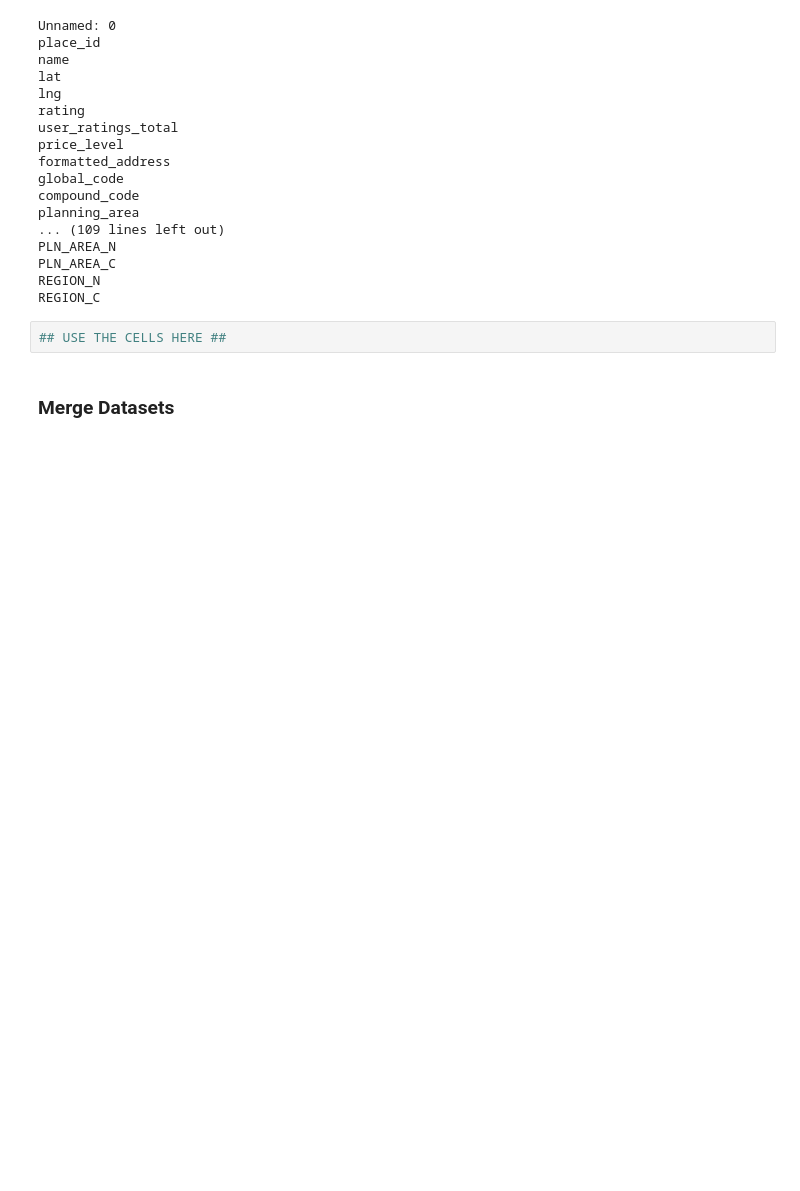
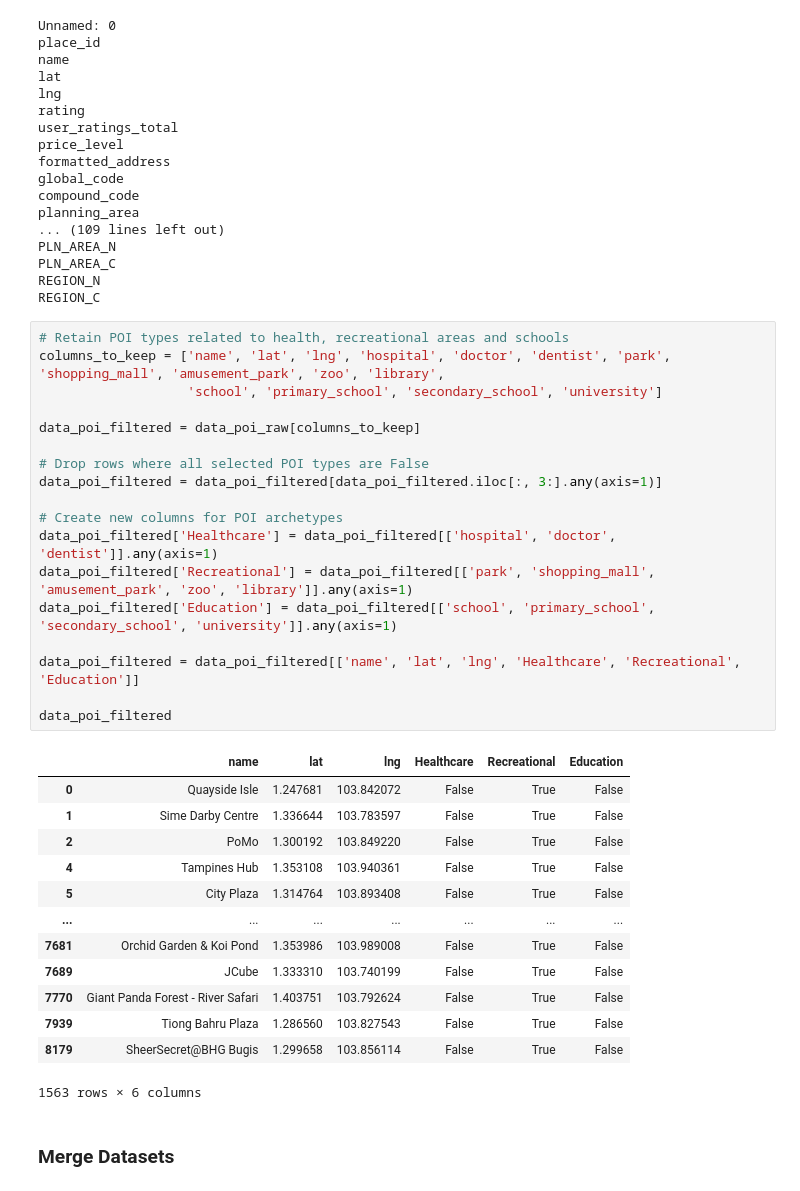
Before and after one commit to kkinmunn/is4303_hdbresale, a Jupyter notebook: eda/datablending.ipynb, the cells around one changed output. Saved outputs shown, nothing was run; the diff lists cells and outputs as text; blank space fills up the shorter version.

```diff
--- a/eda/datablending.ipynb
+++ b/eda/datablending.ipynb
@@ -246,7 +260,37 @@ PLN_AREA_C
 REGION_N
 REGION_C
 # %%
-## USE THE CELLS HERE ##
+# Retain POI types related to health, recreational areas and schools
+columns_to_keep = ['name', 'lat', 'lng', 'hospital', 'doctor', 'dentist', 'park', 'shopping_mall', 'amusement_park', 'zoo', 'library',
+                   'school', 'primary_school', 'secondary_school', 'university']
+
+data_poi_filtered = data_poi_raw[columns_to_keep]
+
+# Drop rows where all selected POI types are False
+data_poi_filtered = data_poi_filtered[data_poi_filtered.iloc[:, 3:].any(axis=1)]
+
+# Create new columns for POI archetypes
+data_poi_filtered['Healthcare'] = data_poi_filtered[['hospital', 'doctor', 'dentist']].any(axis=1)
+data_poi_filtered['Recreational'] = data_poi_filtered[['park', 'shopping_mall', 'amusement_park', 'zoo', 'library']].any(axis=1)
+data_poi_filtered['Education'] = data_poi_filtered[['school', 'primary_school', 'secondary_school', 'university']].any(axis=1)
+
+data_poi_filtered = data_poi_filtered[['name', 'lat', 'lng', 'Healthcare', 'Recreational', 'Education']]
+
+data_poi_filtered
+# %% [output]
+|  | name | lat | lng | Healthcare | Recreational | Education |
+| 0 | Quayside Isle | 1.247681 | 103.842072 | False | True | False |
+| 1 | Sime Darby Centre | 1.336644 | 103.783597 | False | True | False |
+| 2 | PoMo | 1.300192 | 103.849220 | False | True | False |
+| 4 | Tampines Hub | 1.353108 | 103.940361 | False | True | False |
+| 5 | City Plaza | 1.314764 | 103.893408 | False | True | False |
+| ... | ... | ... | ... | ... | ... | ... |
+| 7681 | Orchid Garden & Koi Pond | 1.353986 | 103.989008 | False | True | False |
+| 7689 | JCube | 1.333310 | 103.740199 | False | True | False |
+| 7770 | Giant Panda Forest - River Safari | 1.403751 | 103.792624 | False | True | False |
+| 7939 | Tiong Bahru Plaza | 1.286560 | 103.827543 | False | True | False |
+| 8179 | SheerSecret@BHG Bugis | 1.299658 | 103.856114 | False | True | False |
+1563 rows × 6 columns
 # %% [markdown]
 ### Merge Datasets
 # %%
```
Also changed, not shown: parts of 9 cells of this notebook.
